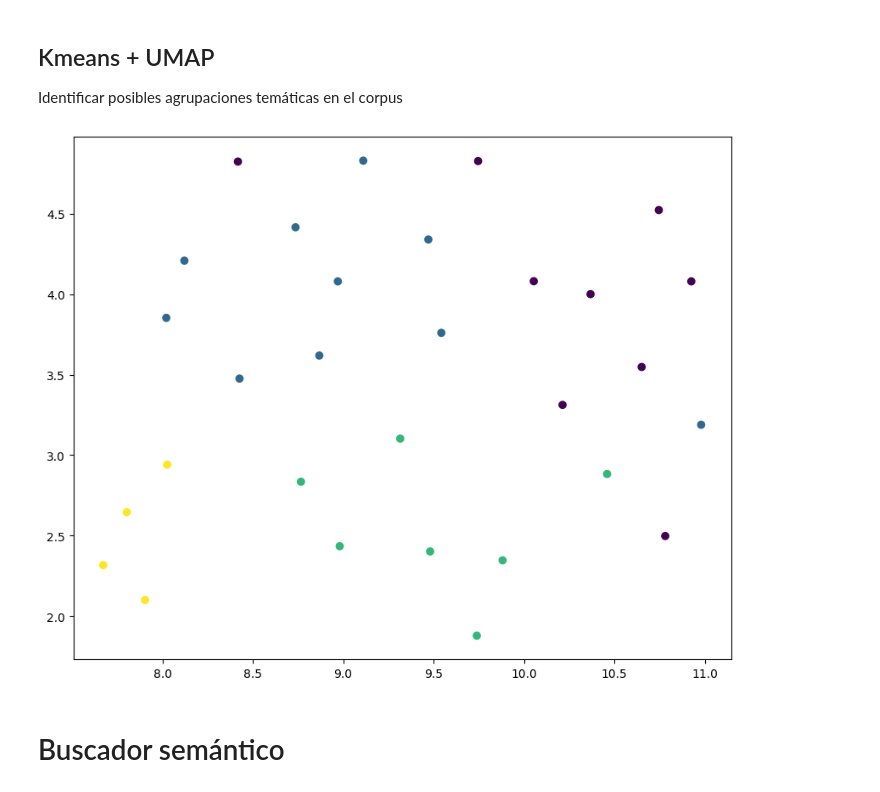
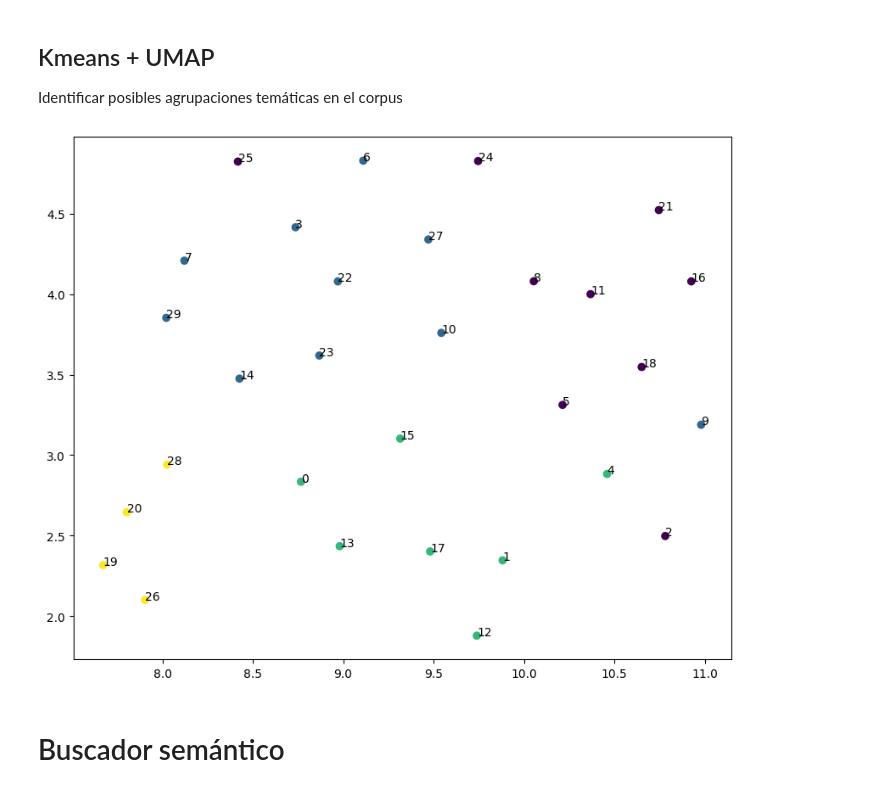
Before and after one commit to Elkazuo/Encoder-xAI-LLMs, a Jupyter notebook: Notebooks/1stTests.ipynb, the cells around one changed output. Cells and saved outputs as stored; diff of their text form; code cells hidden in the pictures.

```diff
--- a/Notebooks/1stTests.ipynb
+++ b/Notebooks/1stTests.ipynb
@@ -491,20 +491,25 @@ Identificar posibles agrupaciones temáticas en el corpus
 # %%
 kmeans = KMeans(
     n_clusters=4,
     random_state=42
 )
 labels = kmeans.fit_predict(embeddings)
 plt.figure(figsize=(10,8))
 
 plt.scatter(
     coords[:,0],
     coords[:,1],
     c=labels
 )
+for i,tit in enumerate(df["title"]):
+    plt.annotate(
+        str(i),
+        (coords[i,0],coords[i,1])
+    )
 
 plt.show()
 # %% [output]
-[figure, old version]
+[figure, new version]
 # %%
 reducer = umap.UMAP(
     n_neighbors=5,
```
Also changed, not shown: parts of 5 cells of this notebook, 3 other files.
